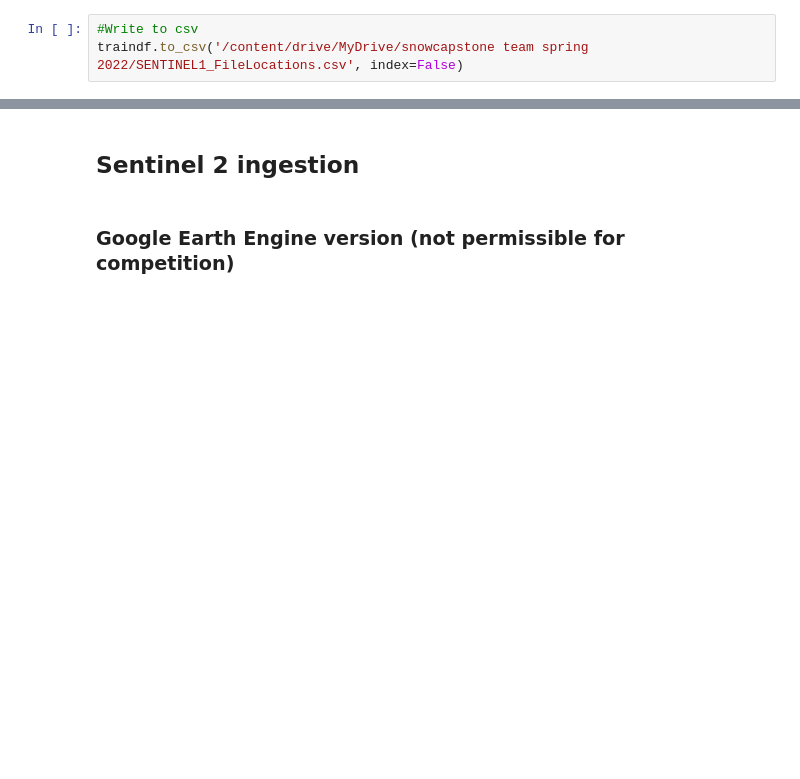
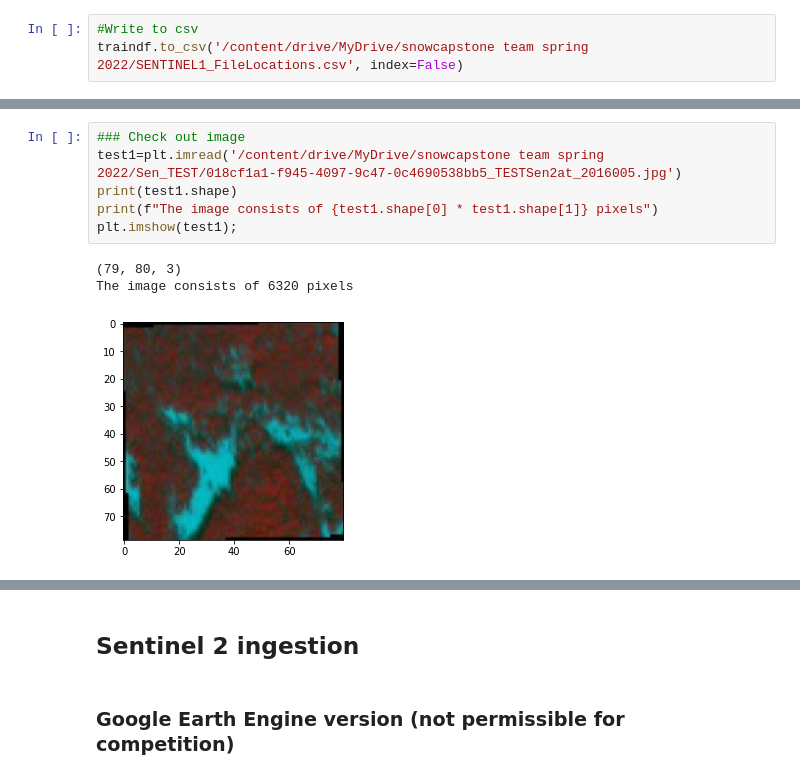
Before and after one commit to Seiris21/ucb2022.snowcast, a Jupyter notebook: notebooks/data_ingestion/Sentinel_1_and_2_Data_Prep_Ingestion.ipynb, the cells around one changed output, grey strips where cells are left out. Cells and saved outputs as stored; diff of their text form; blank space fills up the shorter version.

```diff
--- a/notebooks/data_ingestion/Sentinel_1_and_2_Data_Prep_Ingestion.ipynb
+++ b/notebooks/data_ingestion/Sentinel_1_and_2_Data_Prep_Ingestion.ipynb
@@ -253,0 +561,10 @@ traindf.to_csv('/content/drive/MyDrive/snowcapstone team spring 2022/SENTINEL1_F
+# %%
+### Check out image
+test1=plt.imread('/content/drive/MyDrive/snowcapstone team spring 2022/Sen_TEST/018cf1a1-f945-4097-9c47-0c4690538bb5_TESTSen2at_2016005.jpg')
+print(test1.shape)
+print(f"The image consists of {test1.shape[0] * test1.shape[1]} pixels")
+plt.imshow(test1);
+# %% [output]
+(79, 80, 3)
+The image consists of 6320 pixels
+[figure, added]
```
Also changed, not shown: parts of 41 cells of this notebook.
